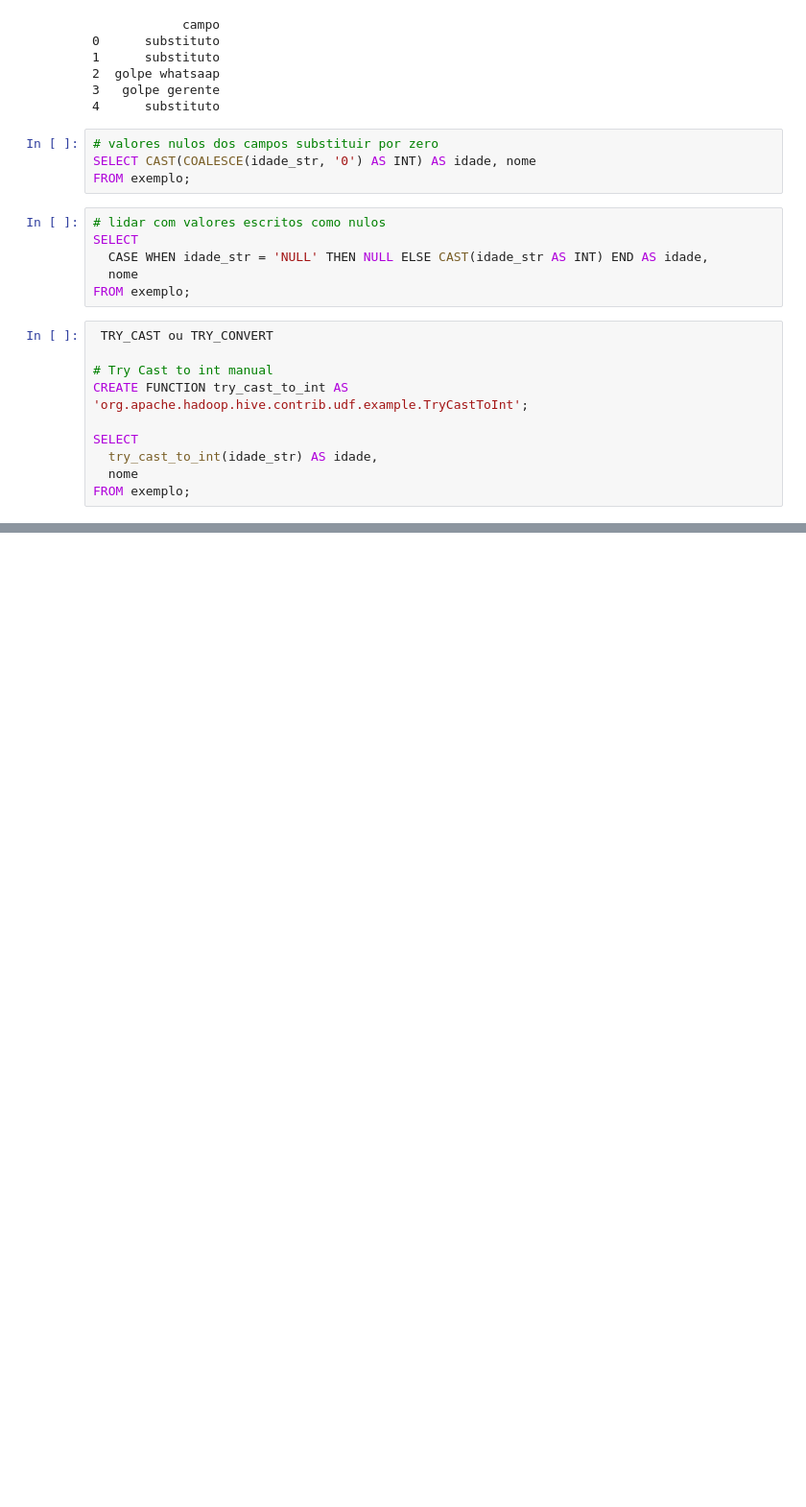
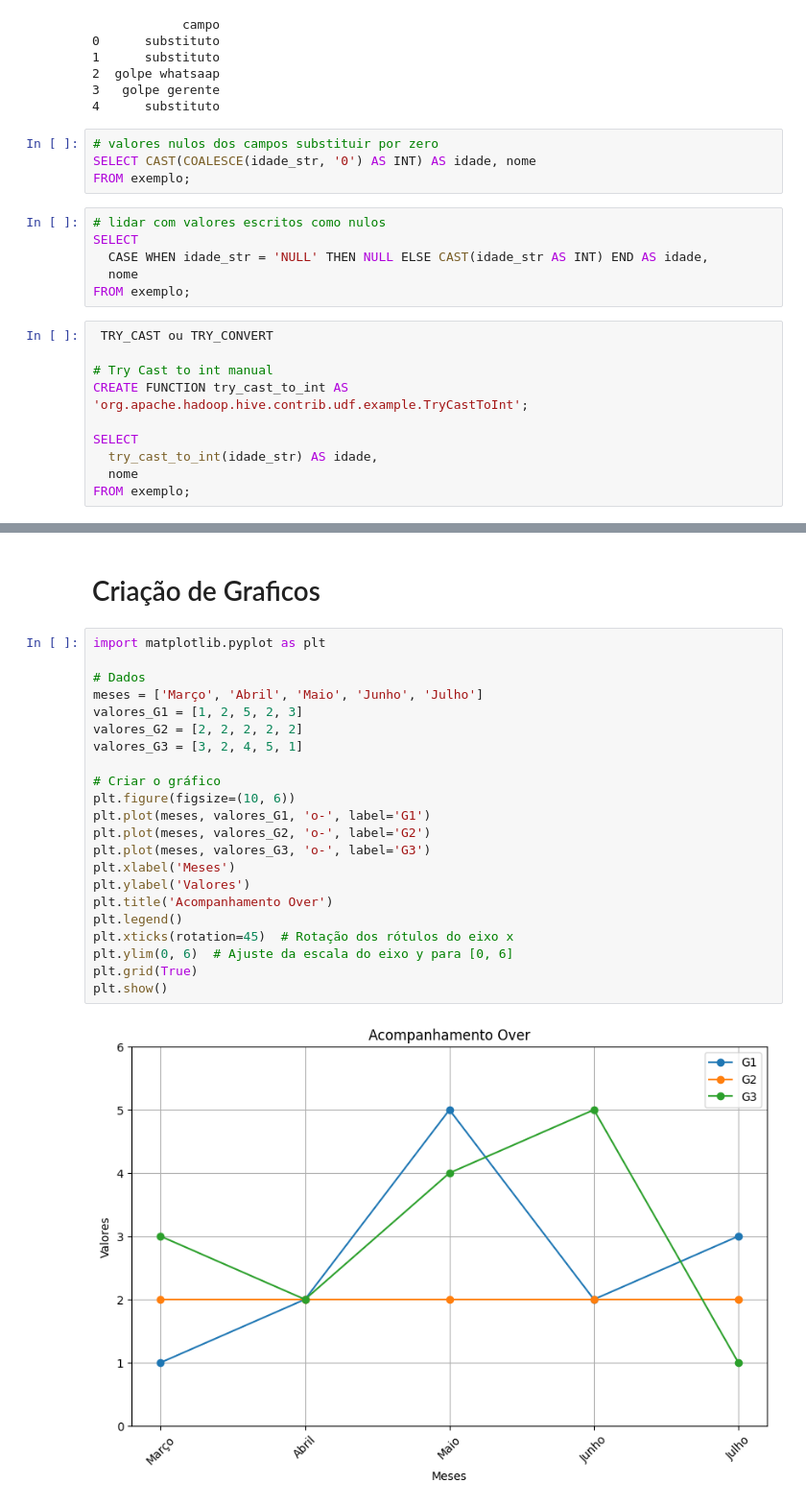
Before and after one commit to LeandroCoelhos/estudos_datascience, a Jupyter notebook: Limpeza_dataset.ipynb, the cells around one changed output, grey strips where cells are left out. Shown at 96% size. Drawn from its saved outputs; the diff is of its cells as text; blank space fills up the shorter version.

```diff
--- a/Limpeza_dataset.ipynb
+++ b/Limpeza_dataset.ipynb
@@ -579,0 +678,26 @@ FROM exemplo;
+# %% [markdown]
+# Criação de Graficos
+# %%
+import matplotlib.pyplot as plt
+
+# Dados
+meses = ['Março', 'Abril', 'Maio', 'Junho', 'Julho']
+valores_G1 = [1, 2, 5, 2, 3]
+valores_G2 = [2, 2, 2, 2, 2]
+valores_G3 = [3, 2, 4, 5, 1]
+
+# Criar o gráfico
+plt.figure(figsize=(10, 6))
+plt.plot(meses, valores_G1, 'o-', label='G1')
+plt.plot(meses, valores_G2, 'o-', label='G2')
+plt.plot(meses, valores_G3, 'o-', label='G3')
+plt.xlabel('Meses')
+plt.ylabel('Valores')
+plt.title('Acompanhamento Over')
+plt.legend()
+plt.xticks(rotation=45)  # Rotação dos rótulos do eixo x
+plt.ylim(0, 6)  # Ajuste da escala do eixo y para [0, 6]
+plt.grid(True)
+plt.show()
+# %% [output]
+[figure, added]
```
Also changed, not shown: parts of 9 cells of this notebook.
